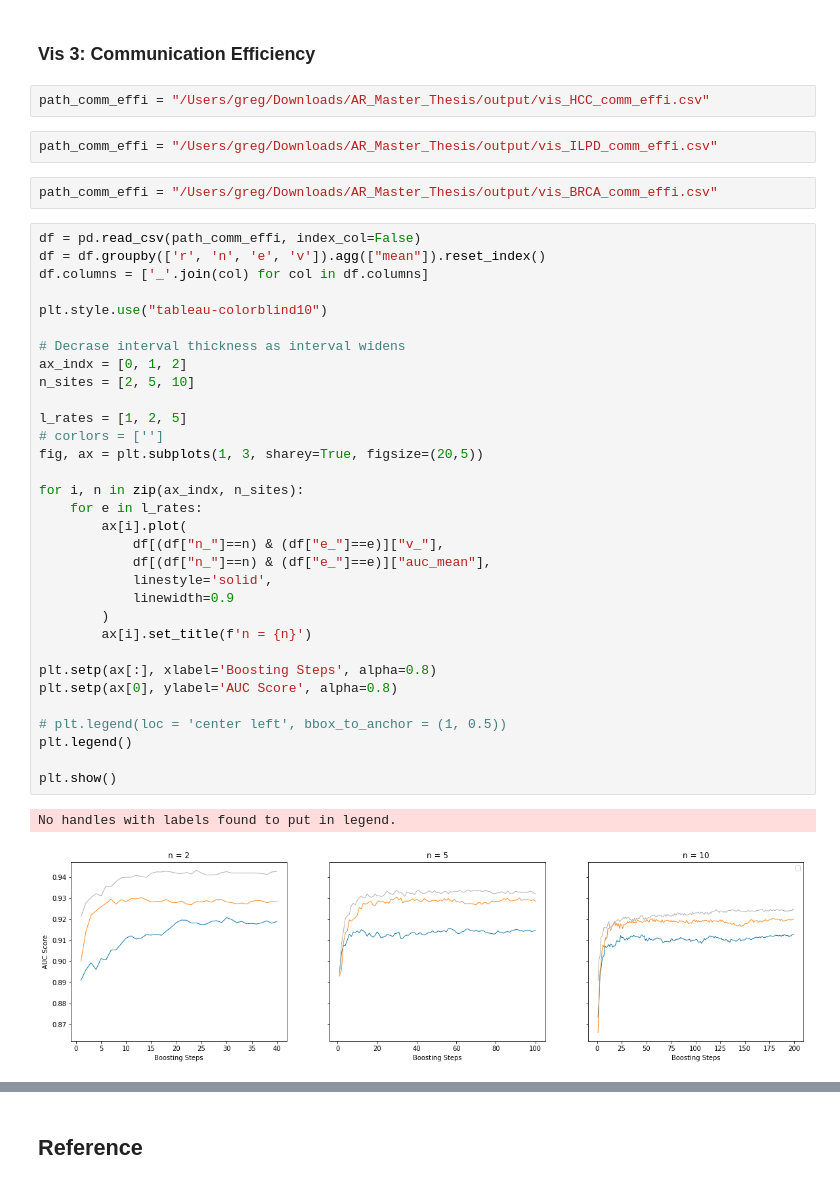
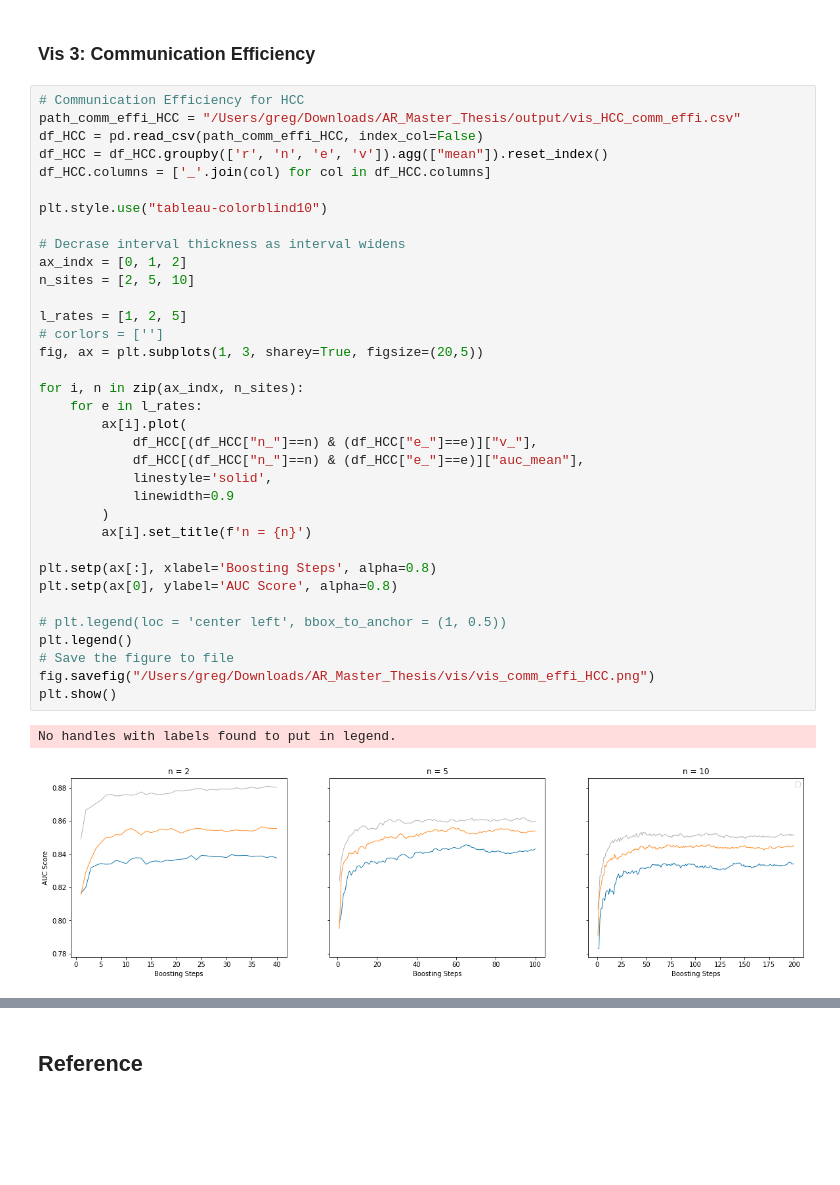
Before and after one commit to GregChen3072/MasterArbeit, a Jupyter notebook: src/visualization.ipynb, the cells around one changed output, grey strips where cells are left out. Drawn from its saved outputs; the diff is of its cells as text; blank space fills up the shorter version.

Commit message:
Visualization Export Images

```diff
--- a/src/visualization.ipynb
+++ b/src/visualization.ipynb
@@ -150,43 +230,40 @@ plt.show()
 # %% [markdown]
 ### Vis 3: Communication Efficiency
-# %%
-path_comm_effi = "/Users/greg/Downloads/AR_Master_Thesis/output/vis_HCC_comm_effi.csv"
-# %%
-path_comm_effi = "/Users/greg/Downloads/AR_Master_Thesis/output/vis_ILPD_comm_effi.csv"
-# %%
-path_comm_effi = "/Users/greg/Downloads/AR_Master_Thesis/output/vis_BRCA_comm_effi.csv"
 # %%
-df = pd.read_csv(path_comm_effi, index_col=False)
-df = df.groupby(['r', 'n', 'e', 'v']).agg(["mean"]).reset_index()
-df.columns = ['_'.join(col) for col in df.columns]
+# Communication Efficiency for HCC
+path_comm_effi_HCC = "/Users/greg/Downloads/AR_Master_Thesis/output/vis_HCC_comm_effi.csv"
+df_HCC = pd.read_csv(path_comm_effi_HCC, index_col=False)
+df_HCC = df_HCC.groupby(['r', 'n', 'e', 'v']).agg(["mean"]).reset_index()
+df_HCC.columns = ['_'.join(col) for col in df_HCC.columns]
 
 plt.style.use("tableau-colorblind10")
 
 # Decrase interval thickness as interval widens
 ax_indx = [0, 1, 2]
 n_sites = [2, 5, 10]
 
 l_rates = [1, 2, 5]
 # corlors = ['']
 fig, ax = plt.subplots(1, 3, sharey=True, figsize=(20,5))
 
 for i, n in zip(ax_indx, n_sites):
     for e in l_rates:
         ax[i].plot(
-            df[(df["n_"]==n) & (df["e_"]==e)]["v_"],
-            df[(df["n_"]==n) & (df["e_"]==e)]["auc_mean"],
+            df_HCC[(df_HCC["n_"]==n) & (df_HCC["e_"]==e)]["v_"],
+            df_HCC[(df_HCC["n_"]==n) & (df_HCC["e_"]==e)]["auc_mean"],
             linestyle='solid',
             linewidth=0.9
         )
         ax[i].set_title(f'n = {n}')
 
 plt.setp(ax[:], xlabel='Boosting Steps', alpha=0.8)
 plt.setp(ax[0], ylabel='AUC Score', alpha=0.8)
 
 # plt.legend(loc = 'center left', bbox_to_anchor = (1, 0.5))
 plt.legend()
-
+# Save the figure to file
+fig.savefig("/Users/greg/Downloads/AR_Master_Thesis/vis/vis_comm_effi_HCC.png")
 plt.show()
 # %% [output]
 No handles with labels found to put in legend.
-[figure, old version]
+[figure, new version]
```
Also changed, not shown: parts of 10 cells of this notebook.
